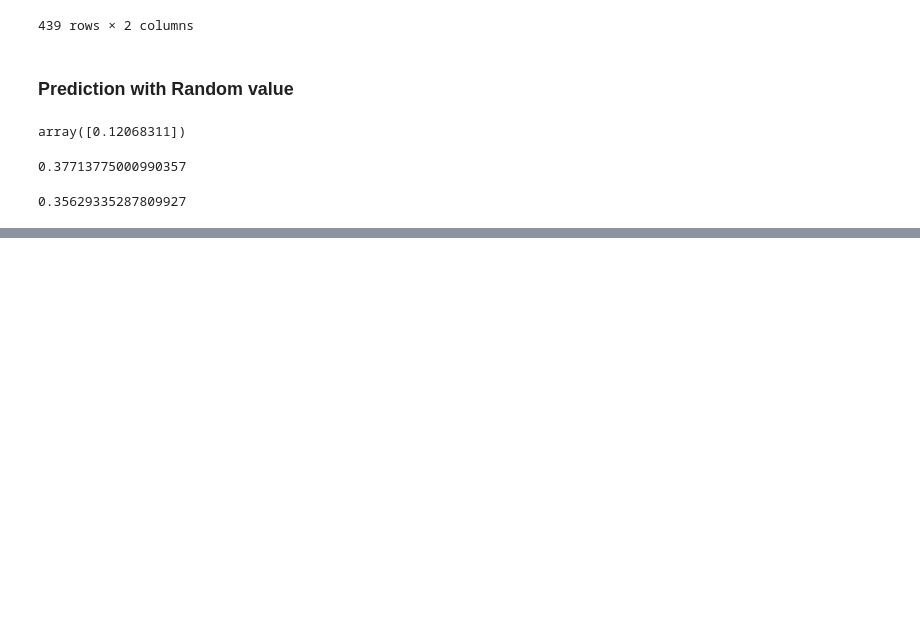
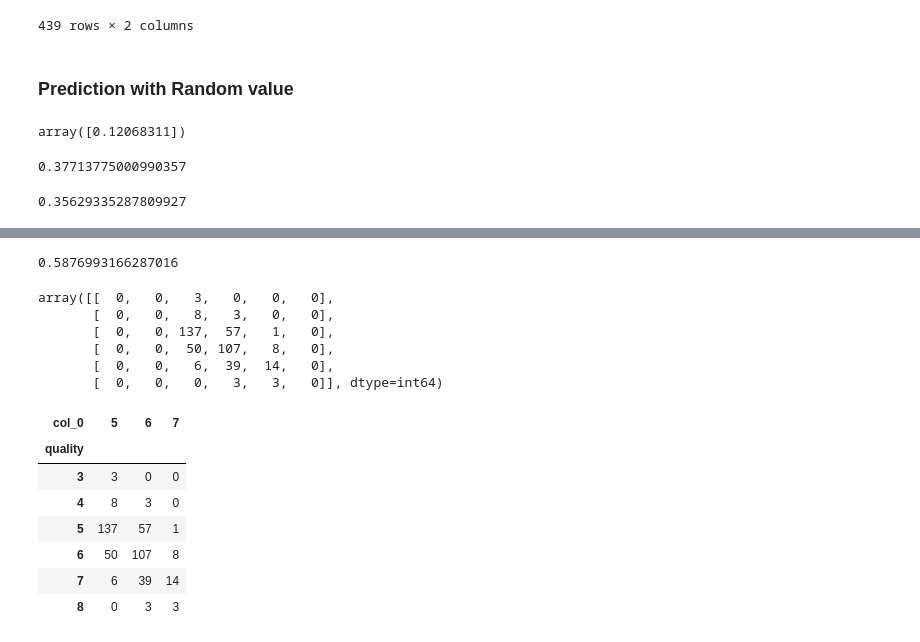
Before and after one commit to smartinternz02/SI-GuidedProject-581124-1694711079, a Jupyter notebook: SI_Assignment4.ipynb, the cells around one changed output, grey strips where cells are left out. Drawn from its saved outputs; the diff is of its cells as text; code cells hidden in the pictures; blank space fills up the shorter version.

```diff
--- a/SI_Assignment4.ipynb
+++ b/SI_Assignment4.ipynb
@@ -524,0 +527,3 @@ print(metrics.r2_score(y_train,y_pred1))
+# %%
+from sklearn.linear_model import LogisticRegression
+model = LogisticRegression()
@@ -524,0 +534,2 @@ print(metrics.r2_score(y_train,y_pred1))
+# %%
+pred3 = model.predict(X_test)
@@ -524,0 +575,24 @@ print(metrics.r2_score(y_train,y_pred1))
+# %%
+accuracy_score(y_test,pred3)
+# %% [output]
+0.5876993166287016
+# %%
+confusion_matrix(y_test,pred3)
+# %% [output]
+array([[  0,   0,   3,   0,   0,   0],
+       [  0,   0,   8,   3,   0,   0],
+       [  0,   0, 137,  57,   1,   0],
+       [  0,   0,  50, 107,   8,   0],
+       [  0,   0,   6,  39,  14,   0],
+       [  0,   0,   0,   3,   3,   0]], dtype=int64)
+# %%
+pd.crosstab(y_test,pred3)
+# %% [output]
+| col_0 | 5 | 6 | 7 |
+| quality |  |  |  |
+| 3 | 3 | 0 | 0 |
+| 4 | 8 | 3 | 0 |
+| 5 | 137 | 57 | 1 |
+| 6 | 50 | 107 | 8 |
+| 7 | 6 | 39 | 14 |
+| 8 | 0 | 3 | 3 |
```
Also changed, not shown: parts of 25 cells of this notebook, 1 other file.
